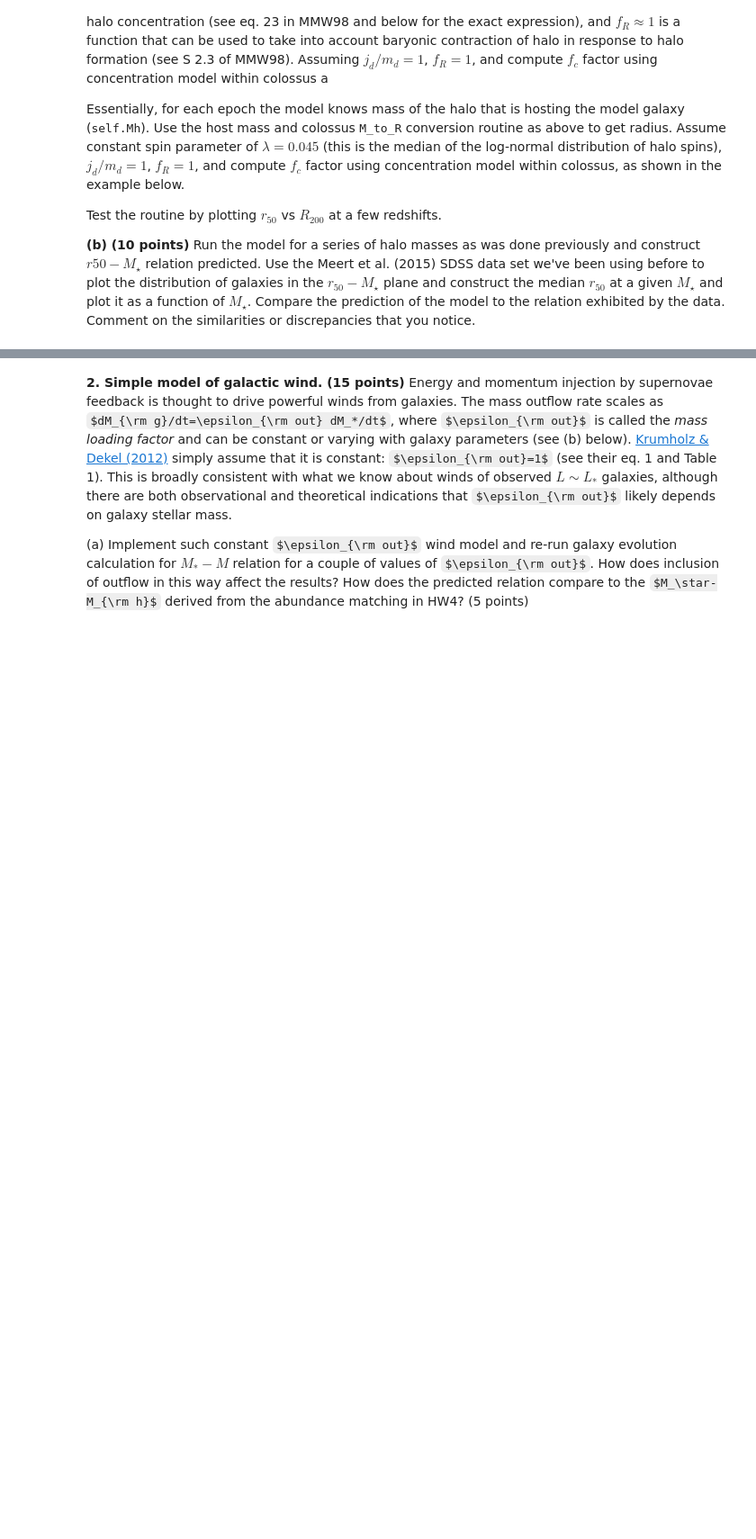
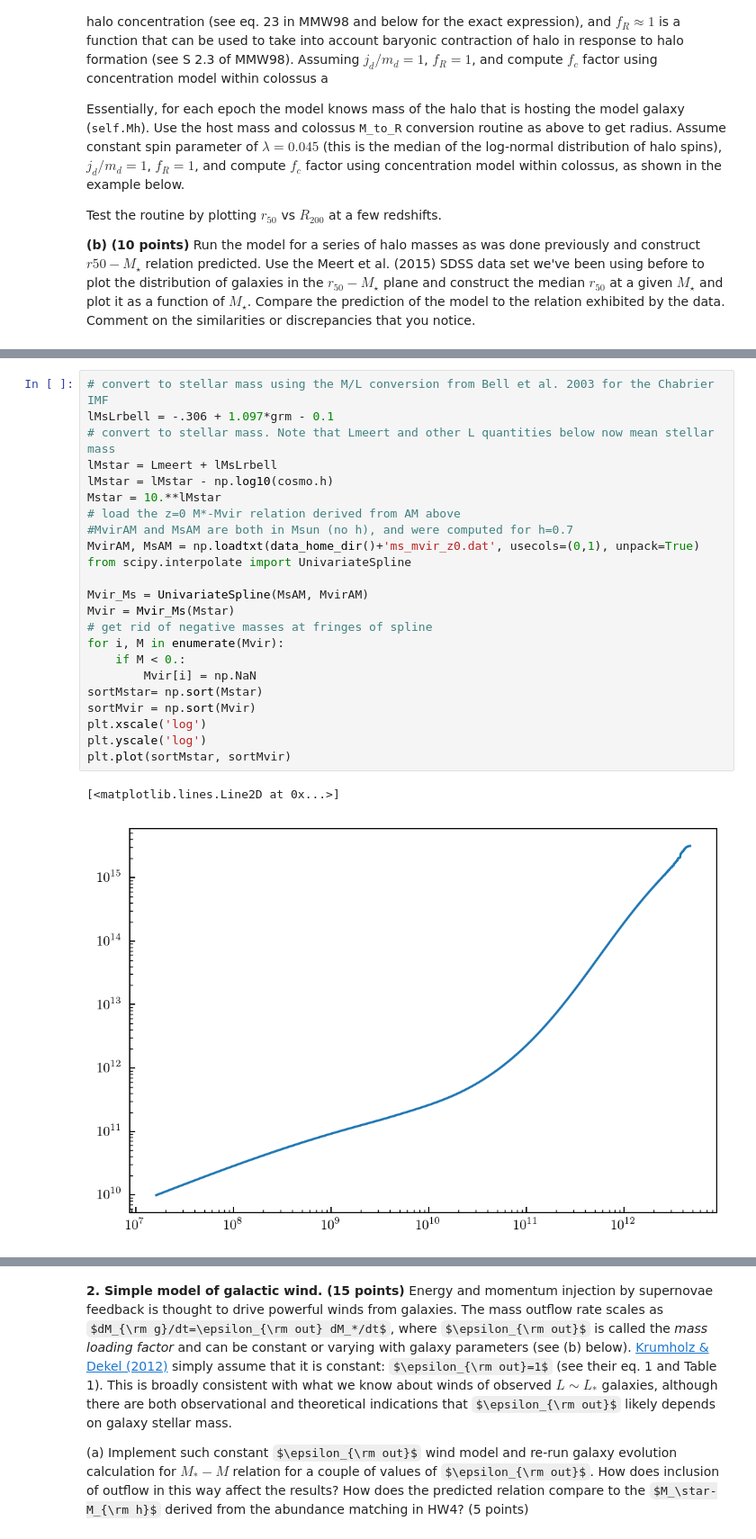
Before and after one commit to tjhoyt/galaxies_hw, a Jupyter notebook: hw5_hoyt_taylor.ipynb, the cells around one changed output, grey strips where cells are left out. Shown at 90% size. Saved outputs shown, nothing was run; the diff lists cells and outputs as text; some formulas as TeX source; blank space fills up the shorter version.

```diff
--- a/hw5_hoyt_taylor.ipynb
+++ b/hw5_hoyt_taylor.ipynb
@@ -69 +360,27 @@ M200c = 8.40e+11 (/h Msun); R200c = 153.475 (/h kpc); c200c = 7.627
+# %%
+# convert to stellar mass using the M/L conversion from Bell et al. 2003 for the Chabrier IMF
+lMsLrbell = -.306 + 1.097*grm - 0.1
+# convert to stellar mass. Note that Lmeert and other L quantities below now mean stellar mass
+lMstar = Lmeert + lMsLrbell
+lMstar = lMstar - np.log10(cosmo.h)
+Mstar = 10.**lMstar
+# load the z=0 M*-Mvir relation derived from AM above
+#MvirAM and MsAM are both in Msun (no h), and were computed for h=0.7
+MvirAM, MsAM = np.loadtxt(data_home_dir()+'ms_mvir_z0.dat', usecols=(0,1), unpack=True)
+from scipy.interpolate import UnivariateSpline
+
+Mvir_Ms = UnivariateSpline(MsAM, MvirAM)
+Mvir = Mvir_Ms(Mstar)
+# get rid of negative masses at fringes of spline
+for i, M in enumerate(Mvir):
+    if M < 0.:
+        Mvir[i] = np.NaN
+sortMstar= np.sort(Mstar)
+sortMvir = np.sort(Mvir)
+plt.xscale('log')
+plt.yscale('log')
+plt.plot(sortMstar, sortMvir)
+# %% [output]
+[<matplotlib.lines.Line2D at 0x...>]
+[figure, added]
 # %%
```
Also changed, not shown: parts of 15 cells of this notebook.
